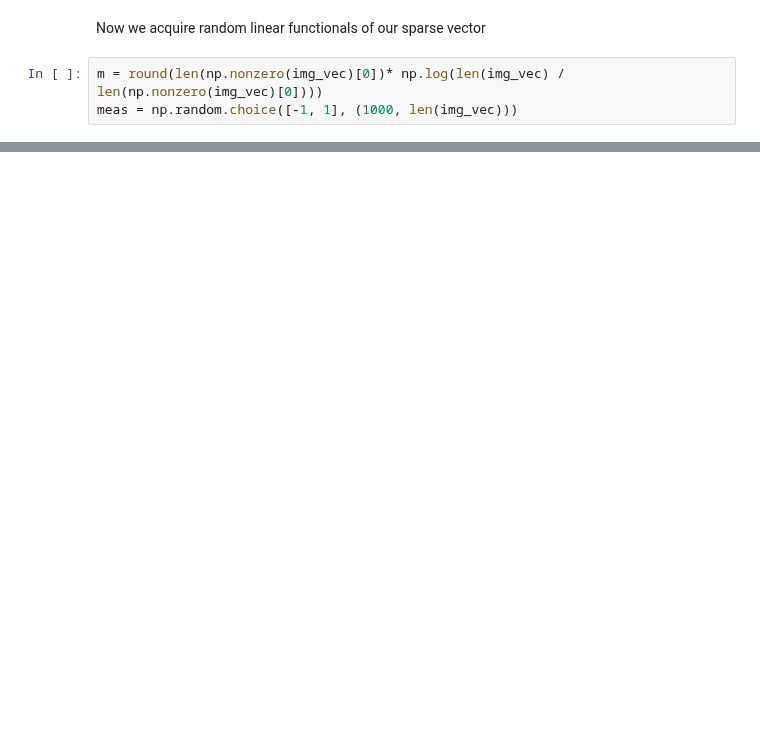
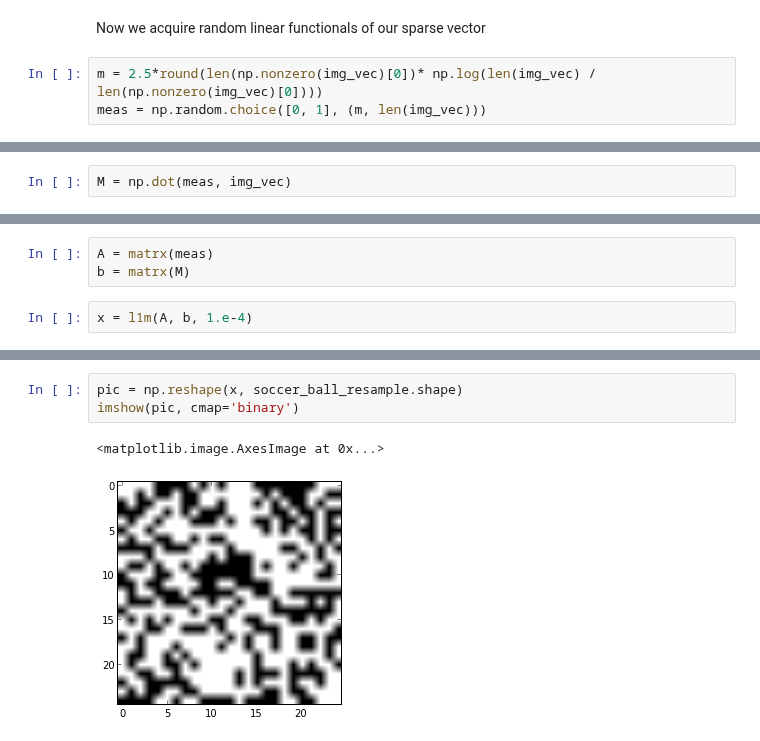
Before and after one commit to forrestsheldon/neurodynamics, a Jupyter notebook: Compressive Sensing.ipynb, the cells around one changed output, grey strips where cells are left out. Cells and saved outputs as stored; diff of their text form; blank space fills up the shorter version.

```diff
--- a/Compressive Sensing.ipynb
+++ b/Compressive Sensing.ipynb
@@ -69,5 +91,5 @@ For smaug, 5176 of 90000 entries are nonzero
 # %% [markdown]
 Now we acquire random linear functionals of our sparse vector
 # %%
-m = round(len(np.nonzero(img_vec)[0])* np.log(len(img_vec) / len(np.nonzero(img_vec)[0])))
-meas = np.random.choice([-1, 1], (1000, len(img_vec)))
+m = 2.5*round(len(np.nonzero(img_vec)[0])* np.log(len(img_vec) / len(np.nonzero(img_vec)[0])))
+meas = np.random.choice([0, 1], (m, len(img_vec)))
@@ -77,0 +96,2 @@ m
+# %%
+M = np.dot(meas, img_vec)
@@ -77,0 +101,5 @@ m
+# %%
+A = matrx(meas)
+b = matrx(M)
+# %%
+x = l1m(A, b, 1.e-4)
@@ -77,0 +124,6 @@ m
+# %%
+pic = np.reshape(x, soccer_ball_resample.shape)
+imshow(pic, cmap='binary')
+# %% [output]
+<matplotlib.image.AxesImage at 0x...>
+[figure, added]
```
Also changed, not shown: parts of 16 cells of this notebook, 9 other files.
